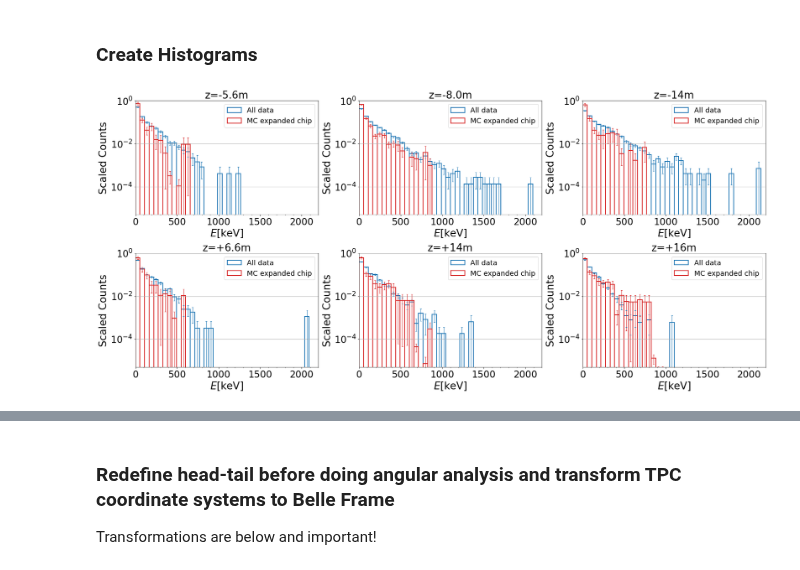
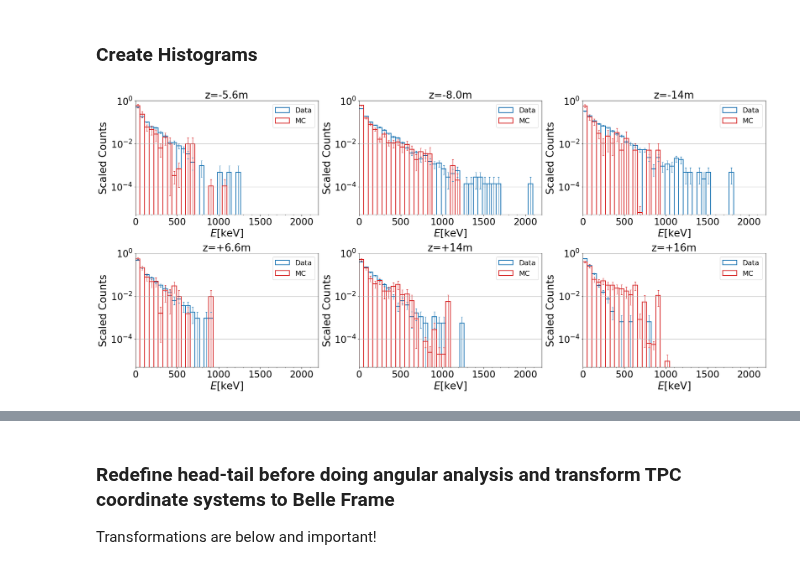
Before and after one commit to jschuel/jeff_workspace, a Jupyter notebook: analysis/phase3/with_sim/Energy_spectra_newest.ipynb, the cells around one changed output, grey strips where cells are left out. Saved outputs shown, nothing was run; the diff lists cells and outputs as text; code cells hidden in the pictures.

```diff
--- a/analysis/phase3/with_sim/Energy_spectra_newest.ipynb
+++ b/analysis/phase3/with_sim/Energy_spectra_newest.ipynb
@@ -16,5 +16,5 @@ matplotlib.rcParams['text.usetex'] = False
 # %% [output]
 Welcome to JupyROOT 6.22/02
 # %%
-a = analysis.analysis(E_cut = {'palila': 9.0, 'iiwi': 8.8, 'tako': 4.6, 'nene': 5.6, 'elepaio': 6.4, 'humu': 5.6}, recoils_only = True, fei4_restrict = False)
+a = analysis.analysis(E_cut = {'palila': 9.0, 'iiwi': 8.8, 'tako': 4.6, 'nene': 5.6, 'elepaio': 6.4, 'humu': 6.4}, recoils_only = True, fei4_restrict = False)
 # %% [output]
@@ -66,7 +78,7 @@ for tpc in Lumi_decay.keys():
 # %% [markdown]
 ### Scale MC to 1s Averages
 # %%
-E_cut = {'palila': 9.0, 'iiwi': 8.8, 'tako': 4.6, 'nene': 5.6, 'elepaio': 6.4, 'humu': 5.6}
+E_cut = {'palila': 9.0, 'iiwi': 8.8, 'tako': 4.6, 'nene': 5.6, 'elepaio': 6.4, 'humu': 6.4}
 ratio = a.compute_data_MC_ratios("Cont_inj", E_cut=E_cut)[2]
 ratio = ratio.replace([np.inf, -np.inf, np.nan], 1)
 #skb = a.select_study("Lumi", "Cont_inj")
@@ -196,9 +208,12 @@ for tpc in tpcs:
     bar = len(a.select_study("LER", "Cont_inj"))
     lum = len(a.select_study("Lumi", "Cont_inj"))
 
-    clumi = 1/(lum) # Scale to 1s equivalent rate
-    cler = 1/(bar) # Scale to 1s equivalent rate
-    cher = 1/(foo) # Scale to 1s equivalent rate
+    #clumi = 1/(lum) # Scale to 1s equivalent rate
+    #cler = 1/(bar) # Scale to 1s equivalent rate
+    #cher = 1/(foo) # Scale to 1s equivalent rate
+    clumi = 1
+    cler = 0
+    cher = 0
 
     #plot 0: all data
     n0[tpc] = clumi*test['ones'] + cler*test_LER['ones'] + cher*test_HER['ones']
@@ -208,7 +223,7 @@ for tpc in tpcs:
     err0[tpc] = n0[tpc]/d0[tpc]*np.sqrt((nerr0[tpc]/n0[tpc])**2+((derr0[tpc]/d0[tpc])**2))
     #err0[tpc] = nerr0[tpc]/d0[tpc]
     #p0[tpc] = axs[i-1].bar(center,n0[tpc]/d0[tpc] ,yerr = err0[tpc], width = width, label = 'All data', fc = 'None', ec = 'tab:blue',lw=2, error_kw=dict(ecolor='tab:blue', lw=1, capsize=2, capthick=1))
-    p0[tpc] = axs[i-1].bar(center,n0[tpc]/d0[tpc] ,yerr = err0[tpc], width = width, label = 'All data', fc = 'None', ec = 'tab:blue',lw=2, error_kw=dict(ecolor='tab:blue', lw=1, capsize=2, capthick=1))
+    p0[tpc] = axs[i-1].bar(center,n0[tpc]/d0[tpc] ,yerr = err0[tpc], width = width, label = 'Data', fc = 'None', ec = 'tab:blue',lw=2, error_kw=dict(ecolor='tab:blue', lw=1, capsize=2, capthick=1))
 
     def get_MC_weights_and_errs(df = Scaled_MC[tpc], nbins = nbins, xmin = xmin, xmax = xmax):
         spacing = (xmax-xmin)/(nbins-1)
@@ -217,33 +232,33 @@ for tpc in tpcs:
         errs = []
         weights_list = []
         for i in range(1,len(boundaries)):
             weights = df.loc[(df['reco_energy']>boundaries[i-1]) & (df['reco_energy']<=boundaries[i])]['weights']
             errs.append(np.sqrt((weights**2).sum())) #indices are actual weights..."weights" represents number of events with each assigned weight
             weights_list.append(weights.sum())
         return pd.Series(weights_list), pd.Series(errs)
 
     n1[tpc] = get_MC_weights_and_errs(df = Scaled_MC[tpc])[0]
     d1[tpc] = n1[tpc].sum()
     nerr1[tpc] = get_MC_weights_and_errs(df = Scaled_MC[tpc])[1]
     derr1[tpc] = np.sqrt((nerr1[tpc]**2).sum())
     err1[tpc] = n1[tpc]/d1[tpc]*np.sqrt((nerr1[tpc]/n1[tpc])**2+((derr1[tpc]/d1[tpc])**2))
     #err1[tpc] = nerr1[tpc]/d1[tpc]
-    p1[tpc] = axs[i-1].bar(center,n1[tpc]/d1[tpc],yerr=err1[tpc],width = width, label = 'MC expanded chip', fc = 'None', ec = 'tab:red',lw=2, error_kw=dict(ecolor='tab:red', lw=1, capsize=2, capthick=1))
+    p1[tpc] = axs[i-1].bar(center,n1[tpc]/d1[tpc],yerr=err1[tpc],width = width, label = 'MC', fc = 'None', ec = 'tab:red',lw=2, error_kw=dict(ecolor='tab:red', lw=1, capsize=2, capthick=1))
 
     axs[i-1].set_ylabel(r'Scaled Counts')
     axs[i-1].set_xlabel(r'$E$[keV]')
     axs[i-1].set_xlim(xmin,xmax)
     axs[i-1].set_ylim(5e-6,1)
     axs[i-1].set_yscale("log")
     axs[i-1].set_title(pos[j-1])
     axs[i-1].legend(handles = [p0[tpc],p1[tpc]],ncol=1)
     axs[i-1].xaxis.set_minor_locator(AutoMinorLocator())
     axs[i-1].grid(axis='y', which = 'both')
 
     j+=1
     i+=1
 plt.tight_layout()
-#plt.savefig("test.jpg")
+plt.savefig("test.jpg")
 plt.show()
 # %% [output]
-[figure, old version]
+[figure, new version]
```
Also changed, not shown: parts of 3 cells of this notebook, 6 other files.
